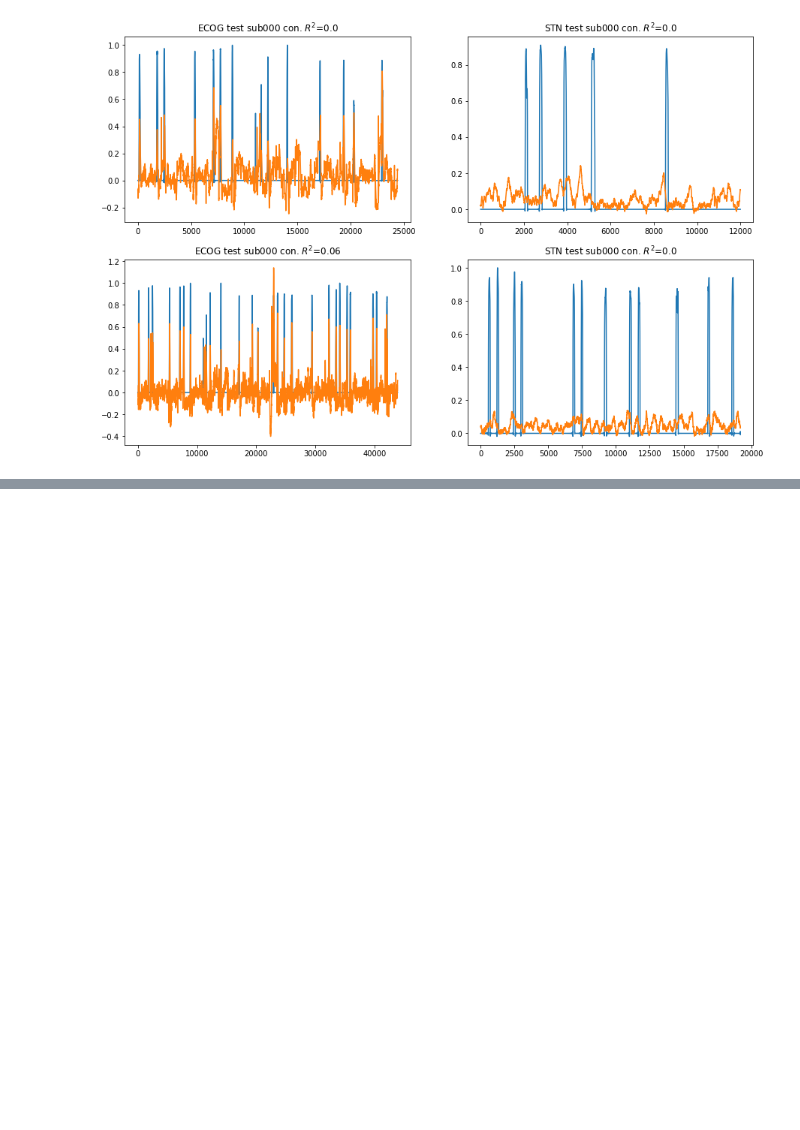
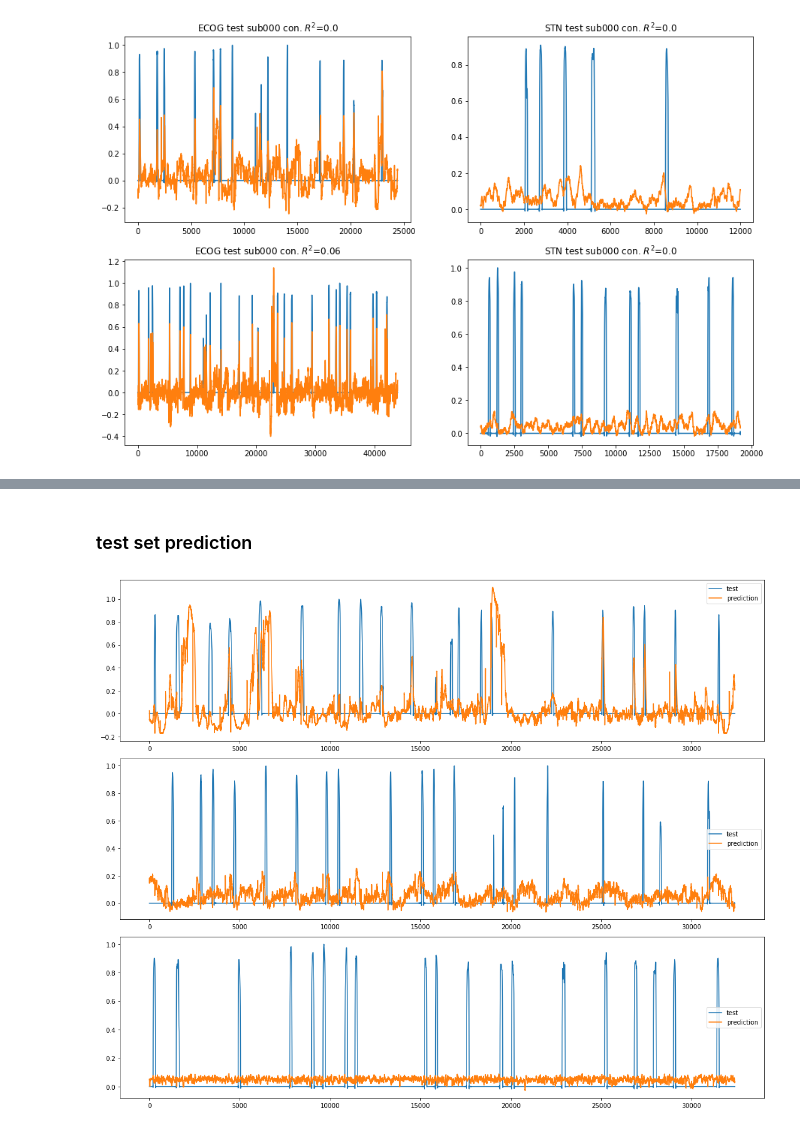
Before and after one commit to neuromodulation/icn, a Jupyter notebook: ECOG_vs_STN/NN_test/testEEGNet.ipynb, the cells around one changed output, grey strips where cells are left out. Saved outputs shown, nothing was run; the diff lists cells and outputs as text; code cells hidden in the pictures; blank space fills up the shorter version.

```diff
--- a/ECOG_vs_STN/NN_test/testEEGNet.ipynb
+++ b/ECOG_vs_STN/NN_test/testEEGNet.ipynb
@@ -400,0 +469,18 @@ Text(0.5, 1.0, 'STN test sub000 con. $R^2$=0.0')
+# %%
+sub = "000"
+sess = "right"
+lat = "CON"
+loc = "ECOG"
+
+f_ = [file for file in vhdr_files if sub in file and sess in file]
+#if len(f_) == 0:
+#    continue
+
+X, y_con, y_ips = get_data_raw_combined(sub, sess, loc, f_)
+
+# resample data
+y_con = signal.resample(y_con, int(y_con.shape[0]*fs_new / fs), axis=0)
+y_ips = signal.resample(y_ips, int(y_ips.shape[0]*fs_new / fs), axis=0)
+X = signal.resample(X, int(X.shape[1]*fs_new / fs), axis=1).T
+
+chans=X.shape[1]
@@ -400,0 +567,22 @@ Text(0.5, 1.0, 'STN test sub000 con. $R^2$=0.0')
+# %% [markdown]
+### test set prediction
+# %%
+plt.figure(figsize=(15,12))
+plt.subplot(311)
+plt.plot(te[0], label="test")
+plt.plot(pr_te[0], label="prediction")
+plt.legend()
+
+plt.subplot(312)
+plt.plot(te[1], label="test")
+plt.plot(pr_te[1], label="prediction")
+plt.legend()
+
+plt.subplot(313)
+plt.plot(te[2], label="test")
+plt.plot(pr_te[2], label="prediction")
+plt.legend()
+plt.tight_layout()
+plt.show()
+# %% [output]
+[figure, added]
```
Also changed, not shown: parts of 9 cells of this notebook, 2 other files.
